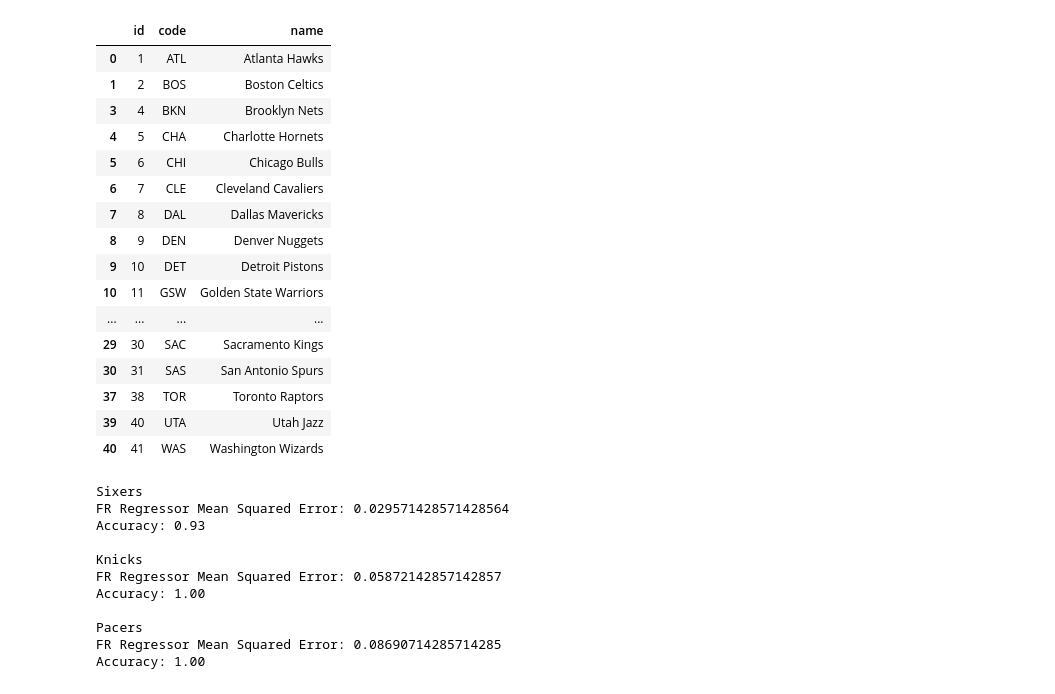
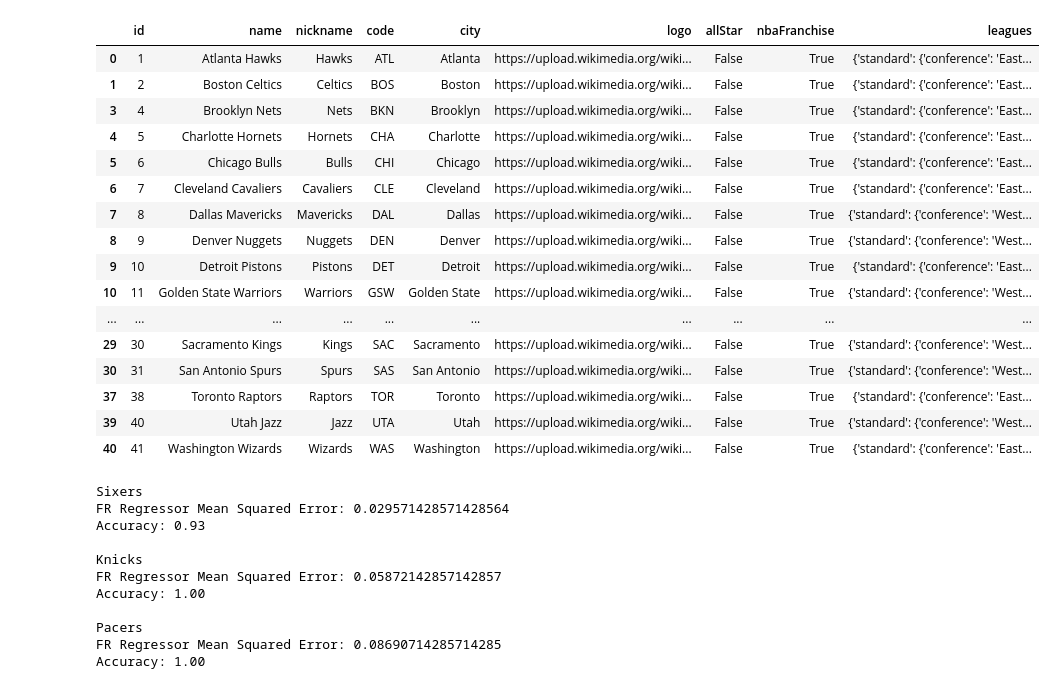
Before and after one commit to smatiz18/SBS_V1, a Jupyter notebook: src/nba/sbs_nba.ipynb, the cells around one changed output. Saved outputs shown, nothing was run; the diff lists cells and outputs as text; code cells hidden in the pictures.

```diff
--- a/src/nba/sbs_nba.ipynb
+++ b/src/nba/sbs_nba.ipynb
@@ -83,25 +83,25 @@ nba_teams_df = df[['id', 'code', 'name']]
 #########################################################
 # %%
 # display all nba teams with code
-display(nba_teams_df)
+display(df)
 # %% [output]
-|  | id | code | name |
-| 0 | 1 | ATL | Atlanta Hawks |
-| 1 | 2 | BOS | Boston Celtics |
-| 3 | 4 | BKN | Brooklyn Nets |
-| 4 | 5 | CHA | Charlotte Hornets |
-| 5 | 6 | CHI | Chicago Bulls |
-| 6 | 7 | CLE | Cleveland Cavaliers |
-| 7 | 8 | DAL | Dallas Mavericks |
-| 8 | 9 | DEN | Denver Nuggets |
-| 9 | 10 | DET | Detroit Pistons |
-| 10 | 11 | GSW | Golden State Warriors |
-| ... | ... | ... | ... |
-| 29 | 30 | SAC | Sacramento Kings |
-| 30 | 31 | SAS | San Antonio Spurs |
-| 37 | 38 | TOR | Toronto Raptors |
-| 39 | 40 | UTA | Utah Jazz |
-| 40 | 41 | WAS | Washington Wizards |
+|  | id | name | nickname | code | city | logo | allStar | nbaFranchise | leagues |
+| 0 | 1 | Atlanta Hawks | Hawks | ATL | Atlanta | https://upload.wikimedia.org/wiki... | False | True | {'standard': {'conference': 'East... |
+| 1 | 2 | Boston Celtics | Celtics | BOS | Boston | https://upload.wikimedia.org/wiki... | False | True | {'standard': {'conference': 'East... |
+| 3 | 4 | Brooklyn Nets | Nets | BKN | Brooklyn | https://upload.wikimedia.org/wiki... | False | True | {'standard': {'conference': 'East... |
+| 4 | 5 | Charlotte Hornets | Hornets | CHA | Charlotte | https://upload.wikimedia.org/wiki... | False | True | {'standard': {'conference': 'East... |
+| 5 | 6 | Chicago Bulls | Bulls | CHI | Chicago | https://upload.wikimedia.org/wiki... | False | True | {'standard': {'conference': 'East... |
+| 6 | 7 | Cleveland Cavaliers | Cavaliers | CLE | Cleveland | https://upload.wikimedia.org/wiki... | False | True | {'standard': {'conference': 'East... |
+| 7 | 8 | Dallas Mavericks | Mavericks | DAL | Dallas | https://upload.wikimedia.org/wiki... | False | True | {'standard': {'conference': 'West... |
+| 8 | 9 | Denver Nuggets | Nuggets | DEN | Denver | https://upload.wikimedia.org/wiki... | False | True | {'standard': {'conference': 'West... |
+| 9 | 10 | Detroit Pistons | Pistons | DET | Detroit | https://upload.wikimedia.org/wiki... | False | True | {'standard': {'conference': 'East... |
+| 10 | 11 | Golden State Warriors | Warriors | GSW | Golden State | https://upload.wikimedia.org/wiki... | False | True | {'standard': {'conference': 'West... |
+| ... | ... | ... | ... | ... | ... | ... | ... | ... | ... |
+| 29 | 30 | Sacramento Kings | Kings | SAC | Sacramento | https://upload.wikimedia.org/wiki... | False | True | {'standard': {'conference': 'West... |
+| 30 | 31 | San Antonio Spurs | Spurs | SAS | San Antonio | https://upload.wikimedia.org/wiki... | False | True | {'standard': {'conference': 'West... |
+| 37 | 38 | Toronto Raptors | Raptors | TOR | Toronto | https://upload.wikimedia.org/wiki... | False | True | {'standard': {'conference': 'East... |
+| 39 | 40 | Utah Jazz | Jazz | UTA | Utah | https://upload.wikimedia.org/wiki... | False | True | {'standard': {'conference': 'West... |
+| 40 | 41 | Washington Wizards | Wizards | WAS | Washington | https://upload.wikimedia.org/wiki... | False | True | {'standard': {'conference': 'East... |
 # %%
 #########################################################
 # games by game ids #####################################
```
Also changed, not shown: parts of 5 cells of this notebook.
